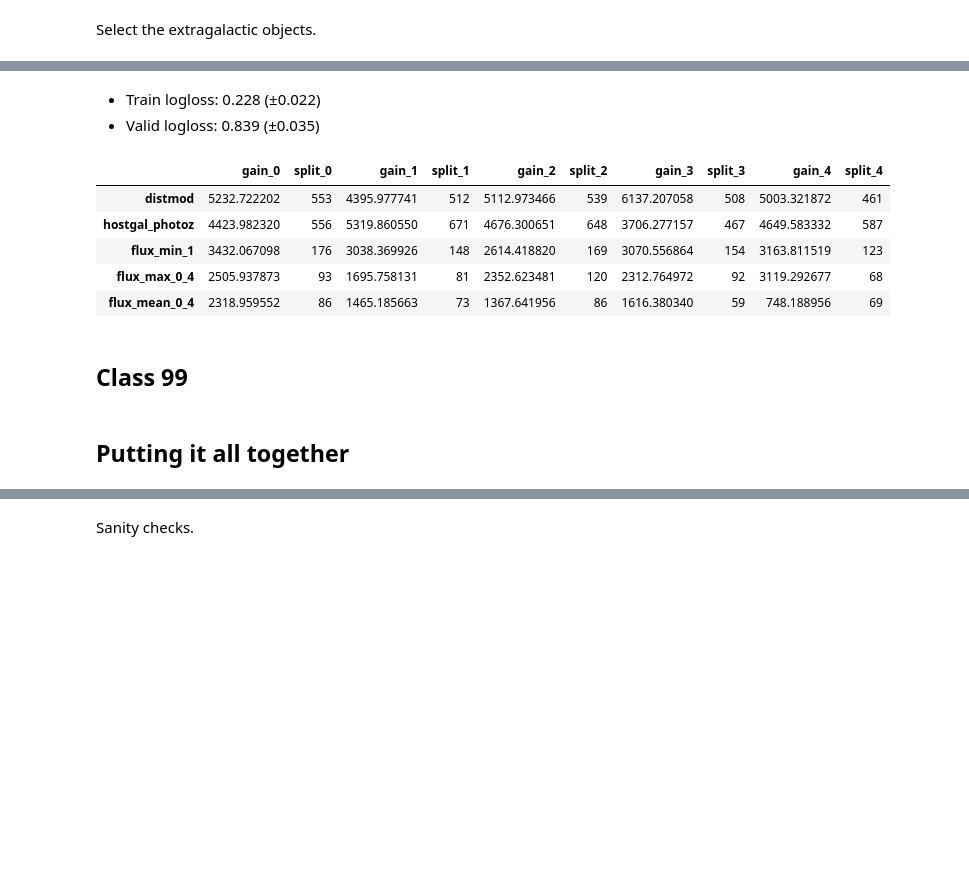
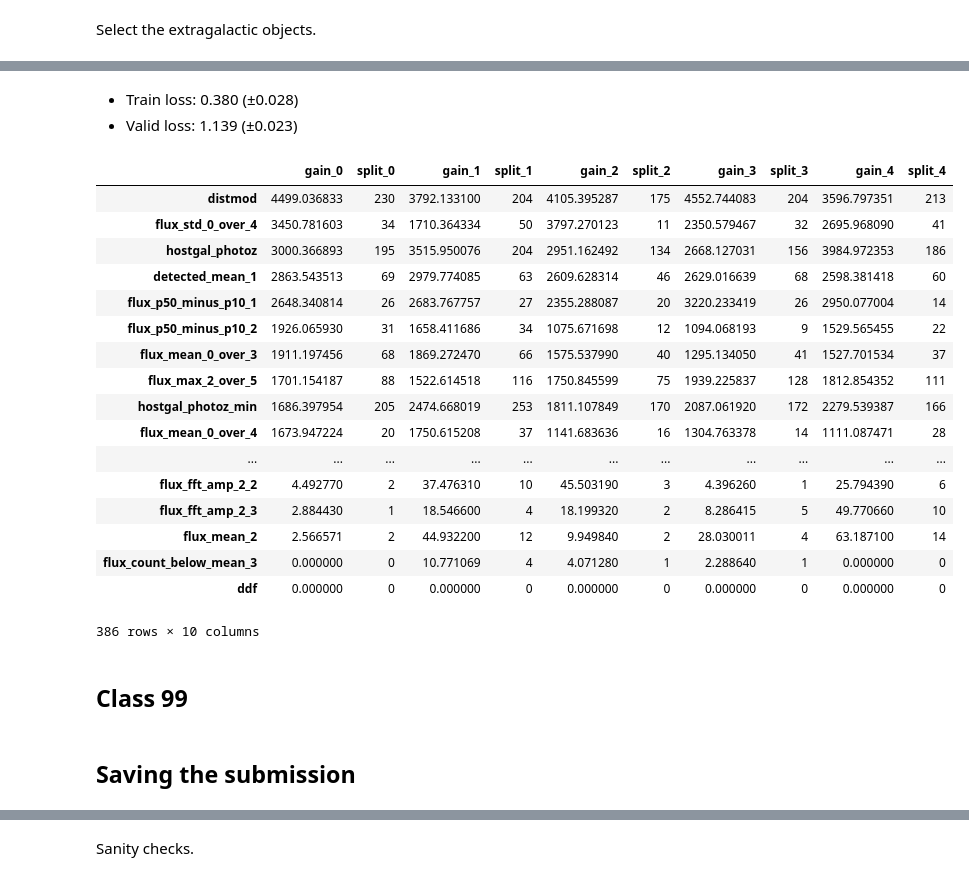
Before and after one commit to MaxHalford/kaggle-plasticc-astro-classification, a Jupyter notebook: Solution.ipynb, the cells around one changed output, grey strips where cells are left out. Cells and saved outputs as stored; diff of their text form; code cells hidden in the pictures; blank space fills up the shorter version.

```diff
--- a/Solution.ipynb
+++ b/Solution.ipynb
@@ -78,0 +24,4 @@ Compute ratios because why not.
+# %%
+df['hostgal_photoz_min'] = df.eval('hostgal_photoz - hostgal_photoz_err')
+df['hostgal_photoz_max'] = df.eval('hostgal_photoz + hostgal_photoz_err')
+df['hostgal_photoz_over_err'] = df.eval('hostgal_photoz / (hostgal_photoz_err + 1)')
@@ -79,9 +58,9 @@ Compute ratios because why not.
 # %%
 import itertools
 
-for (a, b) in itertools.combinations(range(6), 2):
-    for stat in ('bfr', 'mean', 'min', 'max', 'ptp', 'skew', 'kurtosis'):
-        df[f'flux_{stat}_{a}_{b}'] = df[f'flux_{stat}_{a}'] / (df[f'flux_{stat}_{b}'] + 1)
+for (i, j) in itertools.combinations(range(6), 2):
+    for stat in ('mean', 'min', 'max', 'std', 'skew', 'kurtosis'):
+        df[f'flux_{stat}_{i}_over_{j}'] = df.eval(f'flux_{stat}_{i} / (flux_{stat}_{j} + 1)')
 # %% [markdown]
 See what we got.
 # %%
@@ -259,25 +285,21 @@ params = {
     'application': 'multiclass',
     'boosting_type': 'gbdt',
     'num_classes': y_train_ex.nunique(),
-    'metric': 'multi_logloss',
+    'metric': 'None',
     'num_threads': 8,
-    'num_leaves': 2 ** 4,
-    'min_data_per_group': 300,
-    'max_cat_threshold': 32,
-    'max_cat_to_onehot': 6,
-    'cat_smooth': 30,
-    'cat_l2': 10,
+    'num_leaves': 2 ** 3,
     'max_bin': 255,
-    'min_data_in_bin': 20,
-    'min_data_in_leaf': 100,
-    'learning_rate': 0.1,
-    'feature_fraction': 0.8,
+    'min_data_in_bin': 40,
+    'min_data_in_leaf': 420,
+    'min_sum_hessian_in_leaf': 2e-4,
+    'learning_rate': 0.07,
+    'feature_fraction': 0.75,
     'feature_fraction_seed': 42,
     'bagging_fraction': 1,
     'bagging_freq': 0,
     'bagging_seed': 42,
-    'lambda_l1': 1,
-    'lambda_l2': 2,
+    'lambda_l1': 0.8,
+    'lambda_l2': 0.2,
     'verbosity': 2,
 }
 
@@ -305,11 +327,12 @@ for i, (fit_idx, val_idx) in enumerate(cv.split(X_train_ex, y_train_ex)):
     model = lgbm.train(
         params=params,
         train_set=fit_set,
+        feval=make_metric(class_to_int),
         num_boost_round=10000,
         valid_sets=(fit_set, val_set),
         valid_names=('fit', 'val'),
         verbose_eval=50,
-        early_stopping_rounds=50,
+        early_stopping_rounds=80,
         evals_result=evals_result
     )
 
@@ -323,9 +346,9 @@ for i, (fit_idx, val_idx) in enumerate(cv.split(X_train_ex, y_train_ex)):
     submission.loc[y_pred.index, y_pred.columns] += y_pred / cv.n_splits
 
     # Store the scores
-    ex_fit_scores[i] = evals_result['fit']['multi_logloss'][-1]
-    ex_val_scores[i] = evals_result['val']['multi_logloss'][-1]
+    ex_fit_scores[i] = evals_result['fit']['wloss'][-1]
+    ex_val_scores[i] = evals_result['val']['wloss'][-1]
 
-print(f'- Train logloss: {ex_fit_scores.mean():.3f} (±{ex_fit_scores.std():.3f})')
-print(f'- Valid logloss: {ex_val_scores.mean():.3f} (±{ex_val_scores.std():.3f})')
+print(f'- Train loss: {ex_fit_scores.mean():.3f} (±{ex_fit_scores.std():.3f})')
+print(f'- Valid loss: {ex_val_scores.mean():.3f} (±{ex_val_scores.std():.3f})')
 # %% [output]
@@ -349,15 +372,27 @@ Early stopping, best iteration is:
 # %% [markdown]
-- Train logloss: 0.228 (±0.022)
-- Valid logloss: 0.839 (±0.035)
+- Train loss: 0.380 (±0.028)
+- Valid loss: 1.139 (±0.023)
 # %%
-feature_importances.sort_values('gain_0', ascending=False).head()
+feature_importances.sort_values('gain_0', ascending=False)
 # %% [output]
 |  | gain_0 | split_0 | gain_1 | split_1 | gain_2 | split_2 | gain_3 | split_3 | gain_4 | split_4 |
-| distmod | 5232.722202 | 553 | 4395.977741 | 512 | 5112.973466 | 539 | 6137.207058 | 508 | 5003.321872 | 461 |
-| hostgal_photoz | 4423.982320 | 556 | 5319.860550 | 671 | 4676.300651 | 648 | 3706.277157 | 467 | 4649.583332 | 587 |
-| flux_min_1 | 3432.067098 | 176 | 3038.369926 | 148 | 2614.418820 | 169 | 3070.556864 | 154 | 3163.811519 | 123 |
-| flux_max_0_4 | 2505.937873 | 93 | 1695.758131 | 81 | 2352.623481 | 120 | 2312.764972 | 92 | 3119.292677 | 68 |
-| flux_mean_0_4 | 2318.959552 | 86 | 1465.185663 | 73 | 1367.641956 | 86 | 1616.380340 | 59 | 748.188956 | 69 |
+| distmod | 4499.036833 | 230 | 3792.133100 | 204 | 4105.395287 | 175 | 4552.744083 | 204 | 3596.797351 | 213 |
+| flux_std_0_over_4 | 3450.781603 | 34 | 1710.364334 | 50 | 3797.270123 | 11 | 2350.579467 | 32 | 2695.968090 | 41 |
+| hostgal_photoz | 3000.366893 | 195 | 3515.950076 | 204 | 2951.162492 | 134 | 2668.127031 | 156 | 3984.972353 | 186 |
+| detected_mean_1 | 2863.543513 | 69 | 2979.774085 | 63 | 2609.628314 | 46 | 2629.016639 | 68 | 2598.381418 | 60 |
+| flux_p50_minus_p10_1 | 2648.340814 | 26 | 2683.767757 | 27 | 2355.288087 | 20 | 3220.233419 | 26 | 2950.077004 | 14 |
+| flux_p50_minus_p10_2 | 1926.065930 | 31 | 1658.411686 | 34 | 1075.671698 | 12 | 1094.068193 | 9 | 1529.565455 | 22 |
+| flux_mean_0_over_3 | 1911.197456 | 68 | 1869.272470 | 66 | 1575.537990 | 40 | 1295.134050 | 41 | 1527.701534 | 37 |
+| flux_max_2_over_5 | 1701.154187 | 88 | 1522.614518 | 116 | 1750.845599 | 75 | 1939.225837 | 128 | 1812.854352 | 111 |
+| hostgal_photoz_min | 1686.397954 | 205 | 2474.668019 | 253 | 1811.107849 | 170 | 2087.061920 | 172 | 2279.539387 | 166 |
+| flux_mean_0_over_4 | 1673.947224 | 20 | 1750.615208 | 37 | 1141.683636 | 16 | 1304.763378 | 14 | 1111.087471 | 28 |
+| ... | ... | ... | ... | ... | ... | ... | ... | ... | ... | ... |
+| flux_fft_amp_2_2 | 4.492770 | 2 | 37.476310 | 10 | 45.503190 | 3 | 4.396260 | 1 | 25.794390 | 6 |
+| flux_fft_amp_2_3 | 2.884430 | 1 | 18.546600 | 4 | 18.199320 | 2 | 8.286415 | 5 | 49.770660 | 10 |
+| flux_mean_2 | 2.566571 | 2 | 44.932200 | 12 | 9.949840 | 2 | 28.030011 | 4 | 63.187100 | 14 |
+| flux_count_below_mean_3 | 0.000000 | 0 | 10.771069 | 4 | 4.071280 | 1 | 2.288640 | 1 | 0.000000 | 0 |
+| ddf | 0.000000 | 0 | 0.000000 | 0 | 0.000000 | 0 | 0.000000 | 0 | 0.000000 | 0 |
+386 rows × 10 columns
 # %% [markdown]
 ## Class 99
 # %%
@@ -365,5 +400,5 @@ submission['class_99'] = (1 - submission[submission.columns.drop('class_99')].ma
-# %% [markdown]
-## Putting it all together
+# %% [markdown]
+## Saving the submission
 # %%
 submission.head()
 # %% [output]
```
Also changed, not shown: parts of 30 cells of this notebook, 10 other files.
